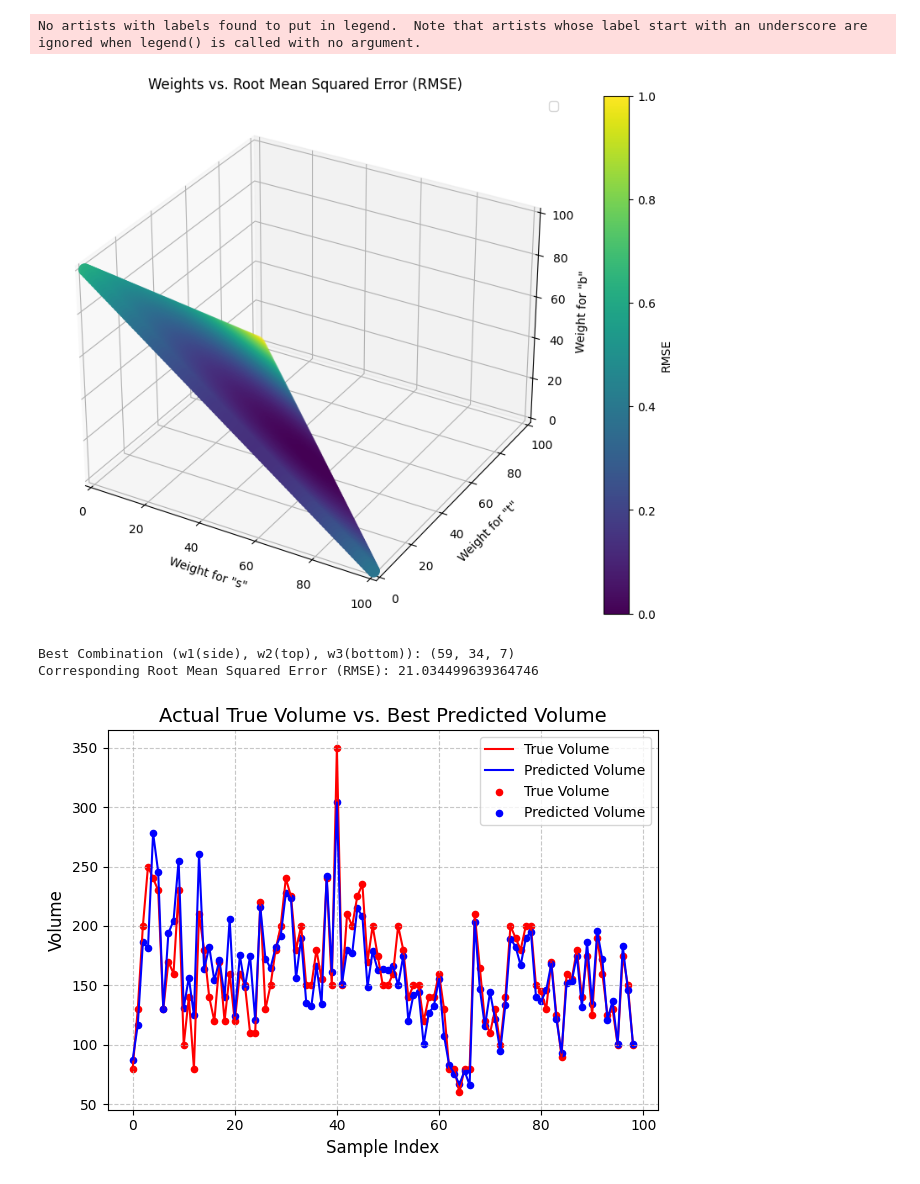
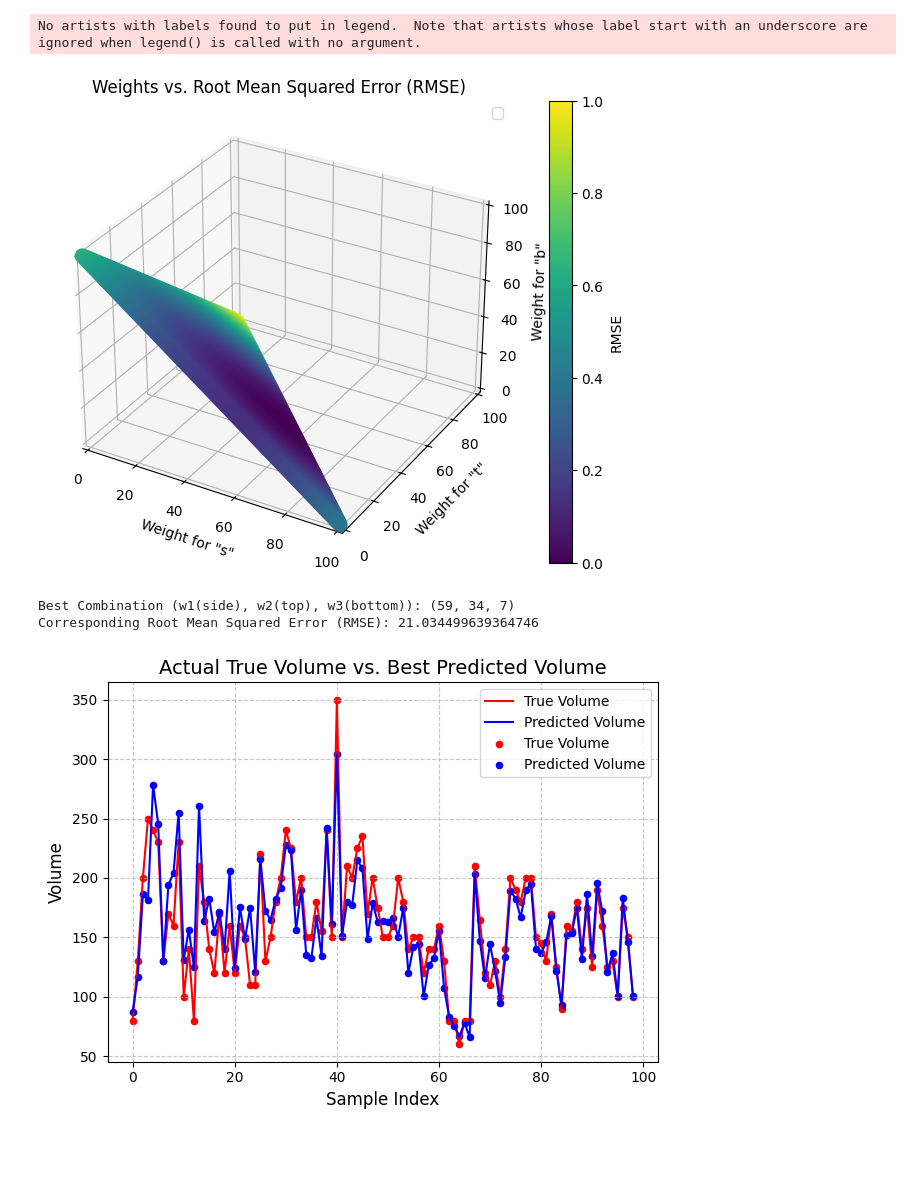
Before and after one commit to rohitkinha/BTP--Apple-Volume-Estimator-, a Jupyter notebook: Approach_3/weighted_views.ipynb, the cells around one changed output. Drawn from its saved outputs; the diff is of its cells as text; code cells hidden in the pictures; blank space fills up the shorter version.

Commit message:
plot refactor

```diff
--- a/Approach_3/weighted_views.ipynb
+++ b/Approach_3/weighted_views.ipynb
@@ -3,11 +3,6 @@ import pandas as pd
 import numpy as np
 import matplotlib.pyplot as plt
 # %%
-import pandas as pd
-import numpy as np
-import matplotlib.pyplot as plt
-from mpl_toolkits.mplot3d import Axes3D
-
 # Read the datasets
 predicted_volume_data = pd.read_csv('../Data/scaled_predicted_volume_by_view.csv')
 true_volume_data = pd.read_csv('../Data/true_volume.csv')
@@ -40,39 +35,39 @@ best_predicted_volume = (best_combination[0] * predicted_volume_data['s'] + best
 best_rmse = rmse_values[best_combination_idx]
 
 # Plot weights against RMSE
-fig = plt.figure(figsize=(12, 8))
+fig = plt.figure(figsize=(10, 6))
 ax = fig.add_subplot(111, projection='3d')
 
 # Plot all combinations as scatter plot
 ax.scatter([comb[0] for comb in valid_combinations],
            [comb[1] for comb in valid_combinations],
            [comb[2] for comb in valid_combinations],
            c=rmse_values, cmap='viridis', marker='o', s=100)
 
 # Add color bar
 cbar = plt.colorbar(ax.scatter([], [], [], c=[], cmap='viridis'))
 cbar.set_label('RMSE')
 
 # Add labels and title
 ax.set_xlabel('Weight for "s"')
 ax.set_ylabel('Weight for "t"')
 ax.set_zlabel('Weight for "b"')
 ax.set_title('Weights vs. Root Mean Squared Error (RMSE)')
 ax.legend()
 
 # Set plot limits
 ax.set_xlim([0, 100])
 ax.set_ylim([0, 100])
 ax.set_zlim([0, 100])
 
 plt.show()
 
 # Print the best combination and its RMSE
 print("Best Combination (w1(side), w2(top), w3(bottom)):", best_combination)
 print("Corresponding Root Mean Squared Error (RMSE):", best_rmse)
 # %% [output]
 No artists with labels found to put in legend.  Note that artists whose label start with an underscore are ignored when legend() is called with no argument.
-[figure, old version]
+[figure, new version]
 Best Combination (w1(side), w2(top), w3(bottom)): (59, 34, 7)
 Corresponding Root Mean Squared Error (RMSE): 21.034499639364746
 # %%
```
